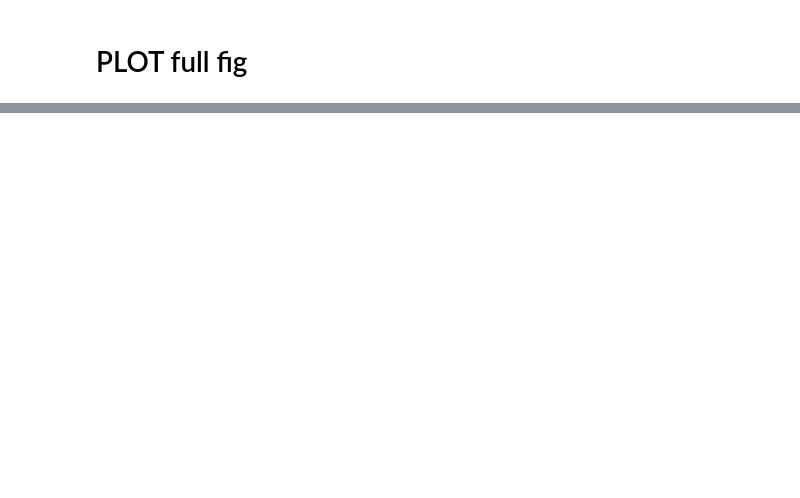
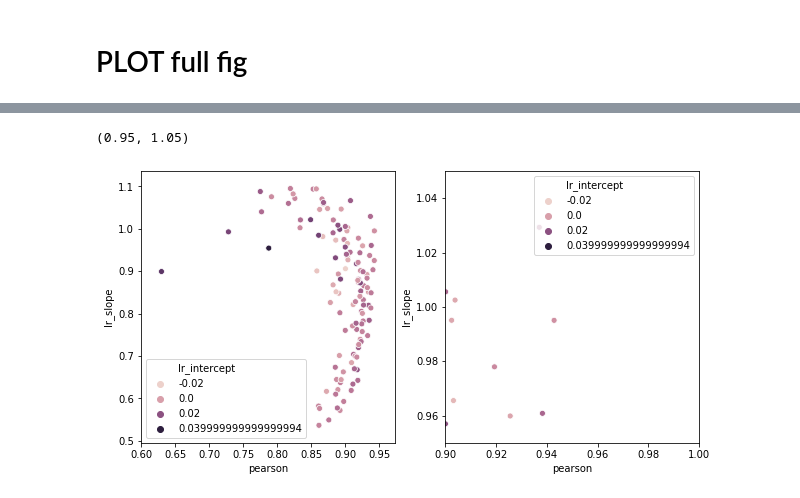
Before and after one commit to vdplasthijs/zf-rbm, a Jupyter notebook: Figures/fig_model_selection.ipynb, the cells around one changed output, grey strips where cells are left out. Drawn from its saved outputs; the diff is of its cells as text; code cells hidden in the pictures; blank space fills up the shorter version.

```diff
--- a/Figures/fig_model_selection.ipynb
+++ b/Figures/fig_model_selection.ipynb
@@ -238,0 +408,15 @@ if save_fig:
+# %%
+plt.rcParams['figure.figsize'] = (10, 5)
+
+plt.subplot(121)
+sns.scatterplot(data=df_combs_mean_stats, x='pearson', y='lr_slope', hue='lr_intercept')
+
+
+plt.subplot(122)
+sns.scatterplot(data=df_combs_mean_stats, x='pearson', y='lr_slope', hue='lr_intercept')
+
+plt.xlim([0.9, 1])
+plt.ylim([0.95, 1.05])
+# %% [output]
+(0.95, 1.05)
+[figure, added]
```
Also changed, not shown: parts of 29 cells of this notebook, 3 other files.
